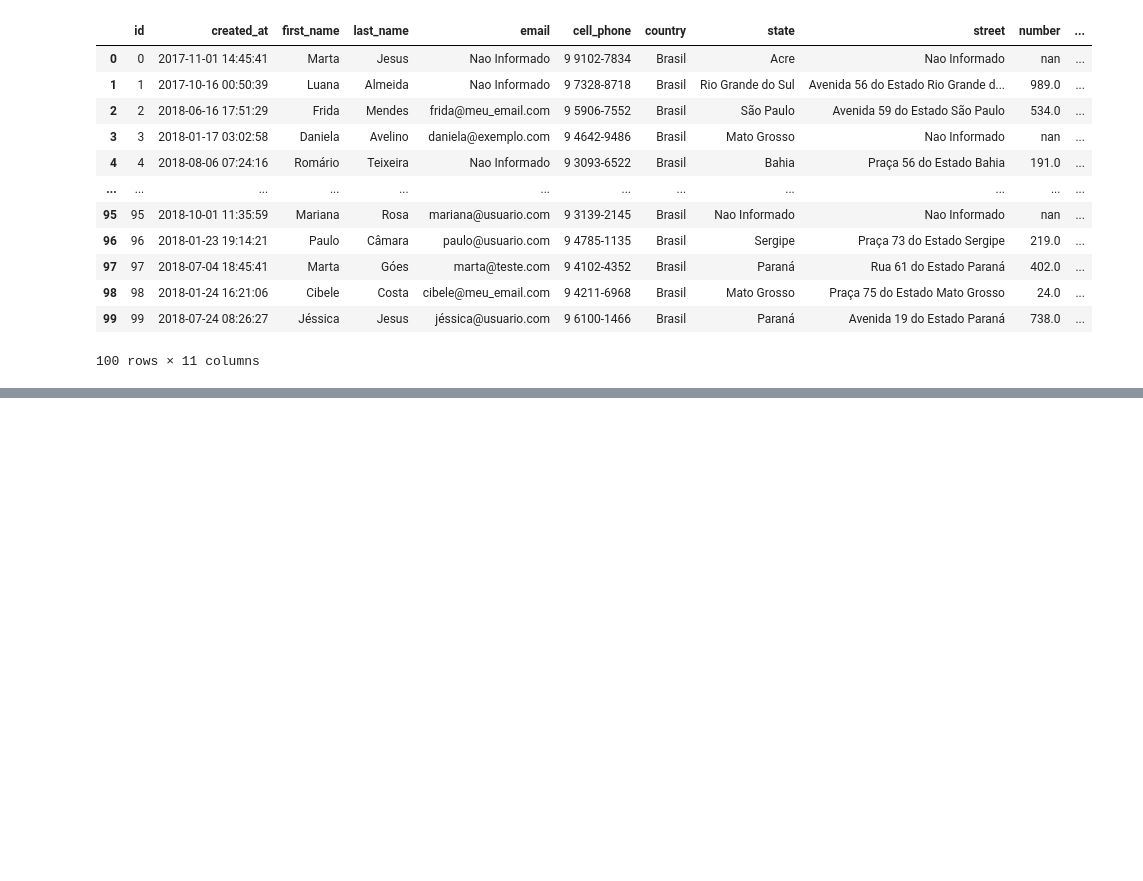
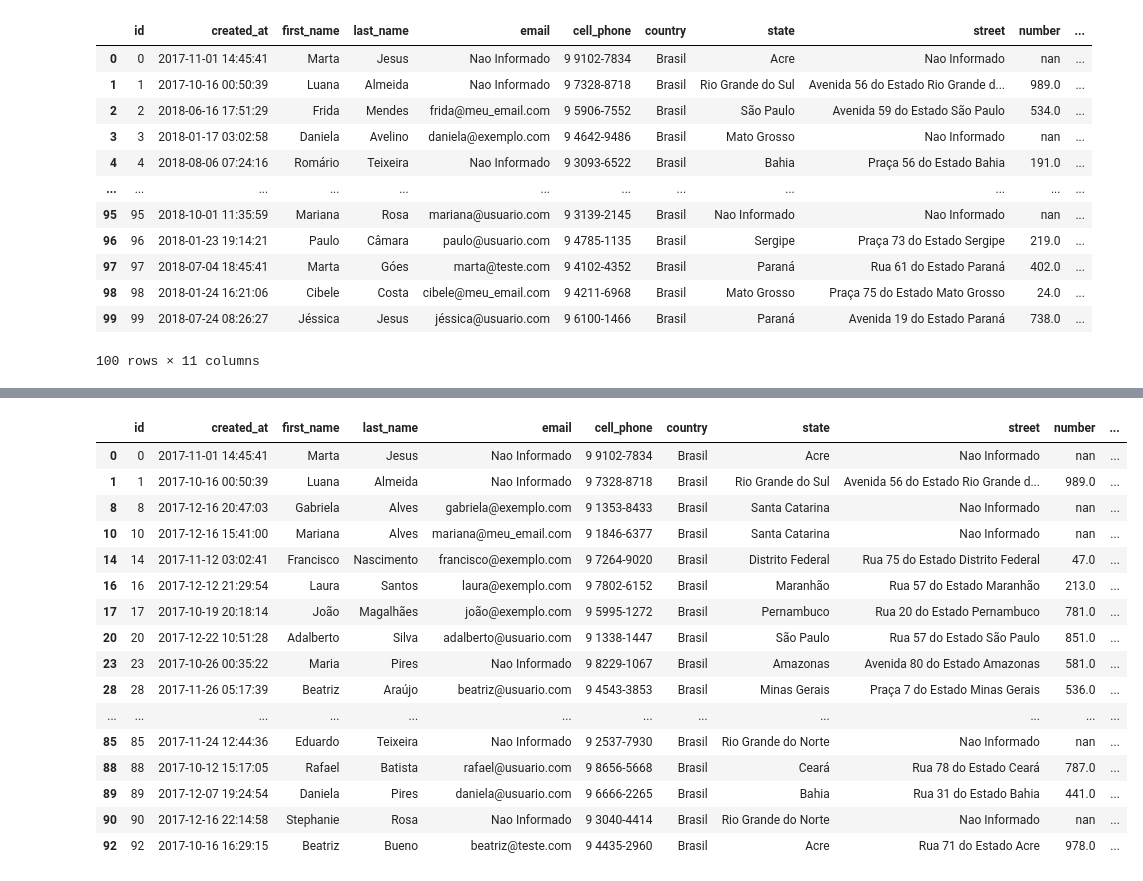
Before and after one commit to roolsant/Python_Learn, a Jupyter notebook: ETL/MeusNotebooks/Conversao_Dados.ipynb, the cells around one changed output, grey strips where cells are left out. Cells and saved outputs as stored; diff of their text form; code cells hidden in the pictures; blank space fills up the shorter version.

Commit message:
Finalizada a aula de Conversao de Dados

```diff
--- a/ETL/MeusNotebooks/Conversao_Dados.ipynb
+++ b/ETL/MeusNotebooks/Conversao_Dados.ipynb
@@ -111,0 +124,27 @@ df_silver
+# %%
+# Filtro para pegar os dados entre duas datas
+
+DataInicial = '2017-10-01'
+DataFinal = '2017-12-31'
+
+df_L6M = df_silver[(df_silver['created_at'] >= DataInicial) & (df_silver['created_at'] <= DataFinal)]
+
+df_L6M
+# %% [output]
+|  | id | created_at | first_name | last_name | email | cell_phone | country | state | street | number | ... |
+| 0 | 0 | 2017-11-01 14:45:41 | Marta | Jesus | Nao Informado | 9 9102-7834 | Brasil | Acre | Nao Informado | nan | ... |
+| 1 | 1 | 2017-10-16 00:50:39 | Luana | Almeida | Nao Informado | 9 7328-8718 | Brasil | Rio Grande do Sul | Avenida 56 do Estado Rio Grande d... | 989.0 | ... |
+| 8 | 8 | 2017-12-16 20:47:03 | Gabriela | Alves | gabriela@exemplo.com | 9 1353-8433 | Brasil | Santa Catarina | Nao Informado | nan | ... |
+| 10 | 10 | 2017-12-16 15:41:00 | Mariana | Alves | mariana@meu_email.com | 9 1846-6377 | Brasil | Santa Catarina | Nao Informado | nan | ... |
+| 14 | 14 | 2017-11-12 03:02:41 | Francisco | Nascimento | francisco@exemplo.com | 9 7264-9020 | Brasil | Distrito Federal | Rua 75 do Estado Distrito Federal | 47.0 | ... |
+| 16 | 16 | 2017-12-12 21:29:54 | Laura | Santos | laura@exemplo.com | 9 7802-6152 | Brasil | Maranhão | Rua 57 do Estado Maranhão | 213.0 | ... |
+| 17 | 17 | 2017-10-19 20:18:14 | João | Magalhães | joão@exemplo.com | 9 5995-1272 | Brasil | Pernambuco | Rua 20 do Estado Pernambuco | 781.0 | ... |
+| 20 | 20 | 2017-12-22 10:51:28 | Adalberto | Silva | adalberto@usuario.com | 9 1338-1447 | Brasil | São Paulo | Rua 57 do Estado São Paulo | 851.0 | ... |
+| 23 | 23 | 2017-10-26 00:35:22 | Maria | Pires | Nao Informado | 9 8229-1067 | Brasil | Amazonas | Avenida 80 do Estado Amazonas | 581.0 | ... |
+| 28 | 28 | 2017-11-26 05:17:39 | Beatriz | Araújo | beatriz@usuario.com | 9 4543-3853 | Brasil | Minas Gerais | Praça 7 do Estado Minas Gerais | 536.0 | ... |
+| ... | ... | ... | ... | ... | ... | ... | ... | ... | ... | ... | ... |
+| 85 | 85 | 2017-11-24 12:44:36 | Eduardo | Teixeira | Nao Informado | 9 2537-7930 | Brasil | Rio Grande do Norte | Nao Informado | nan | ... |
+| 88 | 88 | 2017-10-12 15:17:05 | Rafael | Batista | rafael@usuario.com | 9 8656-5668 | Brasil | Ceará | Rua 78 do Estado Ceará | 787.0 | ... |
+| 89 | 89 | 2017-12-07 19:24:54 | Daniela | Pires | daniela@usuario.com | 9 6666-2265 | Brasil | Bahia | Rua 31 do Estado Bahia | 441.0 | ... |
+| 90 | 90 | 2017-12-16 22:14:58 | Stephanie | Rosa | Nao Informado | 9 3040-4414 | Brasil | Rio Grande do Norte | Nao Informado | nan | ... |
+| 92 | 92 | 2017-10-16 16:29:15 | Beatriz | Bueno | beatriz@teste.com | 9 4435-2960 | Brasil | Acre | Rua 71 do Estado Acre | 978.0 | ... |
```
Also changed, not shown: parts of 7 cells of this notebook.
